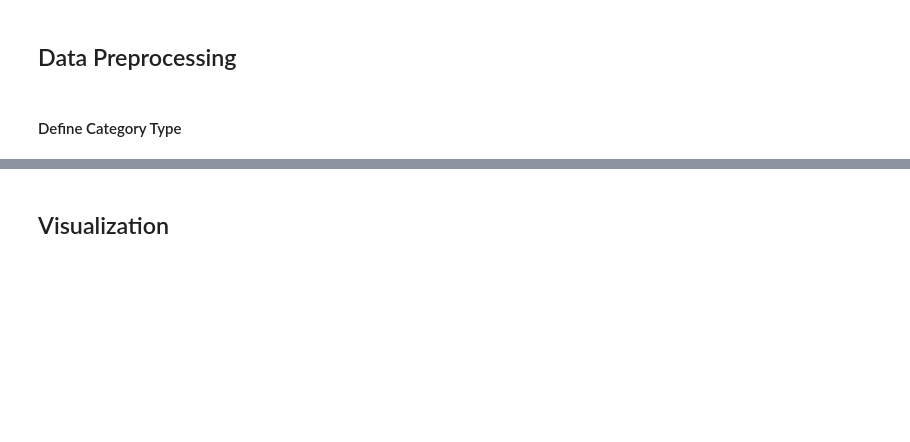
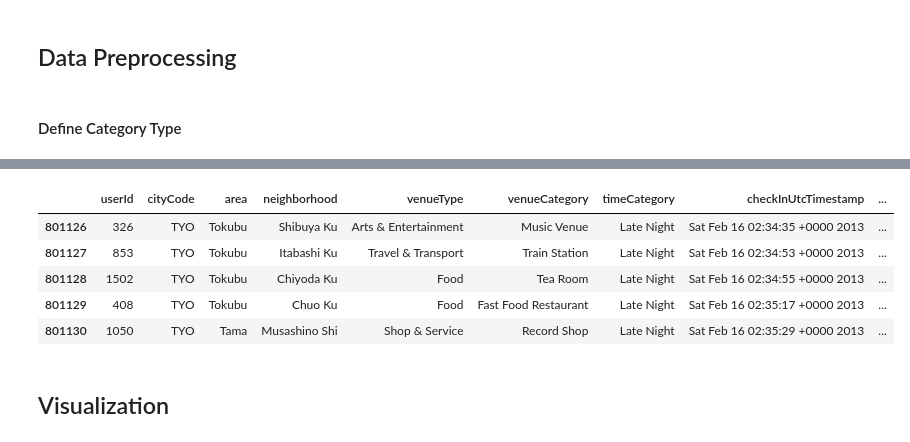
Before and after one commit to Shailendra-Singh/coursera-capstone, a Jupyter notebook: Projects/Battle of Neighbourhoods/Analysis of NYC and Tokyo Check-ins (Foursquare).ipynb, the cells around one changed output, grey strips where cells are left out. Drawn from its saved outputs; the diff is of its cells as text; code cells hidden in the pictures; blank space fills up the shorter version.

```diff
--- a/Projects/Battle of Neighbourhoods/Analysis of NYC and Tokyo Check-ins (Foursquare).ipynb
+++ b/Projects/Battle of Neighbourhoods/Analysis of NYC and Tokyo Check-ins (Foursquare).ipynb
@@ -428,3 +454,12 @@ df.head()
+# %%
+df.tail()
+# %% [output]
+|  | userId | cityCode | area | neighborhood | venueType | venueCategory | timeCategory | checkInUtcTimestamp | ... |
+| 801126 | 326 | TYO | Tokubu | Shibuya Ku | Arts & Entertainment | Music Venue | Late Night | Sat Feb 16 02:34:35 +0000 2013 | ... |
+| 801127 | 853 | TYO | Tokubu | Itabashi Ku | Travel & Transport | Train Station | Late Night | Sat Feb 16 02:34:53 +0000 2013 | ... |
+| 801128 | 1502 | TYO | Tokubu | Chiyoda Ku | Food | Tea Room | Late Night | Sat Feb 16 02:34:55 +0000 2013 | ... |
+| 801129 | 408 | TYO | Tokubu | Chuo Ku | Food | Fast Food Restaurant | Late Night | Sat Feb 16 02:35:17 +0000 2013 | ... |
+| 801130 | 1050 | TYO | Tama | Musashino Shi | Shop & Service | Record Shop | Late Night | Sat Feb 16 02:35:29 +0000 2013 | ... |
 # %%
 # Create City Masks for filtering
 nyc = df['cityCode']=='NYC'
```
Also changed, not shown: parts of 80 cells of this notebook, 4 other files.
